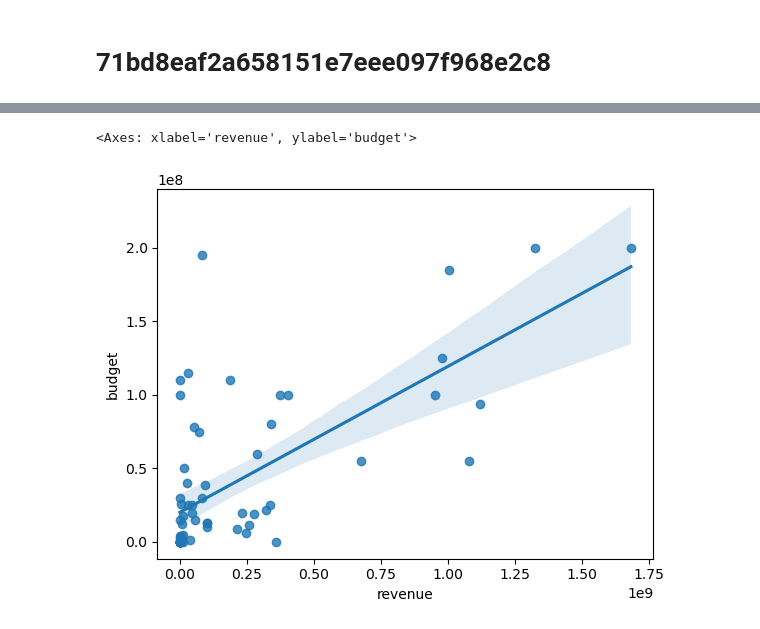
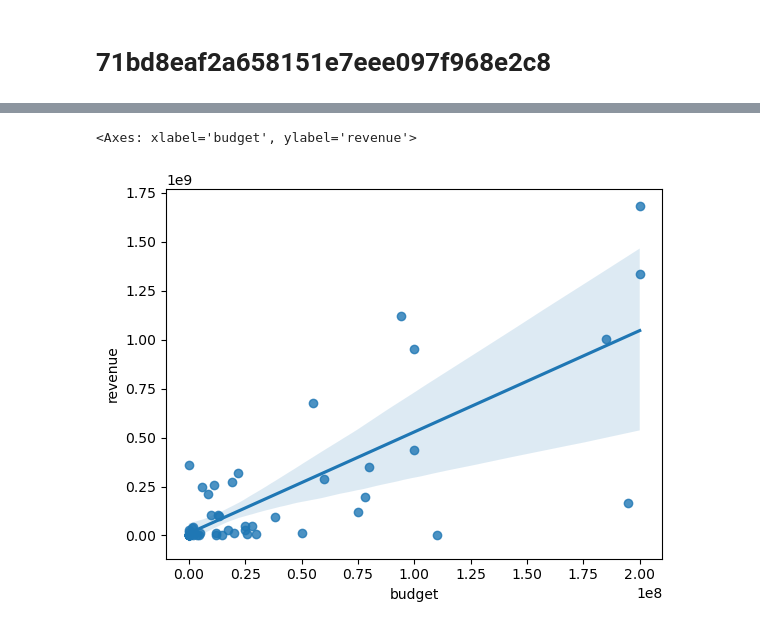
Before and after one commit to whoshilo/AI, a Jupyter notebook: Semester 1/Movies/AMCemployeesgetpaidtoomuch.ipynb, the cells around one changed output, grey strips where cells are left out. Drawn from its saved outputs; the diff is of its cells as text; code cells hidden in the pictures.

```diff
--- a/Semester 1/Movies/AMCemployeesgetpaidtoomuch.ipynb
+++ b/Semester 1/Movies/AMCemployeesgetpaidtoomuch.ipynb
@@ -113,2 +86,2 @@ Index(['adult', 'backdrop_path', 'genre_ids', 'id', 'original_language',
 # %%
-hawk.drop_duplicates(subset=['title'], inplace = True)
+df.drop_duplicates(subset=['id'], inplace=True)
@@ -178,5 +88,5 @@ memory usage: 6.6+ KB
 # %%
-def get_revenue_budget(mid):
+def get_revenue_budget(df):
     '''
     Uses the movie id to get data from the "Details" endpoint
     Returns a dataframe of revenue and budget data
@@ -187,13 +97,13 @@ def get_revenue_budget(mid):
         "revenue": []
     }
 
-    for i in mid["id"]:
+    for i in df["id"]:
         data["id"].append(i)
         url = "https://api.themoviedb.org/3/movie/"+str(i)+"?language=en-US"
 
         headers = {
             "accept": "application/json",
-            "Authorization": "Bearer eyJhbGciOiJIUzI1NiJ9.eyJhdWQiOiI3MWJkOGVhZjJhNjU4MTUxZTdlZWUwOTdmOTY4ZTJjOCIsIm5iZiI6MTcyODMxODM1My41NzE1OTksInN1YiI6IjY2ZmViNWMxNzgzMGMxMzAxZTdjOTAwNyIsInNjb3BlcyI6WyJhcGlfcmVhZCJdLCJ2ZXJzaW9uIjoxfQ.WPFlzZ4v-kn00R6frGuhILHE-7wuxQPQyRbev7wr3ss"
+            "Authorization": "Bearer eyJhbGciOiJIUzI1NiJ9.eyJhdWQiOiI4Nzk4M2ZiZTk3Njk4OGE5ZTIyMzMwZWJmMDMwYTFhZSIsIm5iZiI6MTcyNzk3MTk0OS45MTA1MjcsInN1YiI6IjYzNzQyNGMyNDZlNzVmMDA5MGE3YmRhYyIsInNjb3BlcyI6WyJhcGlfcmVhZCJdLCJ2ZXJzaW9uIjoxfQ.ZsTpMVaVlF8ioN3-WiYEatqWmnGQhCKlILQv4Xi6Eec"
         }
 
         response = requests.get(url, headers=headers)
@@ -203,7 +113,7 @@ def get_revenue_budget(mid):
 
     return pd.DataFrame(data)
 # %%
-money_df = get_revenue_budget(hawk)
+money_df = get_revenue_budget(df)
 # %%
 money_df.head()
 # %% [output]
@@ -215,0 +126,2 @@ money_df.head()
+# %%
+df = pd.merge(df, money_df, how="inner", on="id")
@@ -216,5 +137,5 @@ money_df.head()
 # %%
-sns.regplot (data= money_df, x = 'revenue', y = 'budget')
+sns.regplot(data=df, x="budget", y="revenue")
 # %% [output]
-<Axes: xlabel='revenue', ylabel='budget'>
+<Axes: xlabel='budget', ylabel='revenue'>
-[figure, old version]
+[figure, new version]
```
Also changed, not shown: parts of 19 cells of this notebook, 1 other file.
